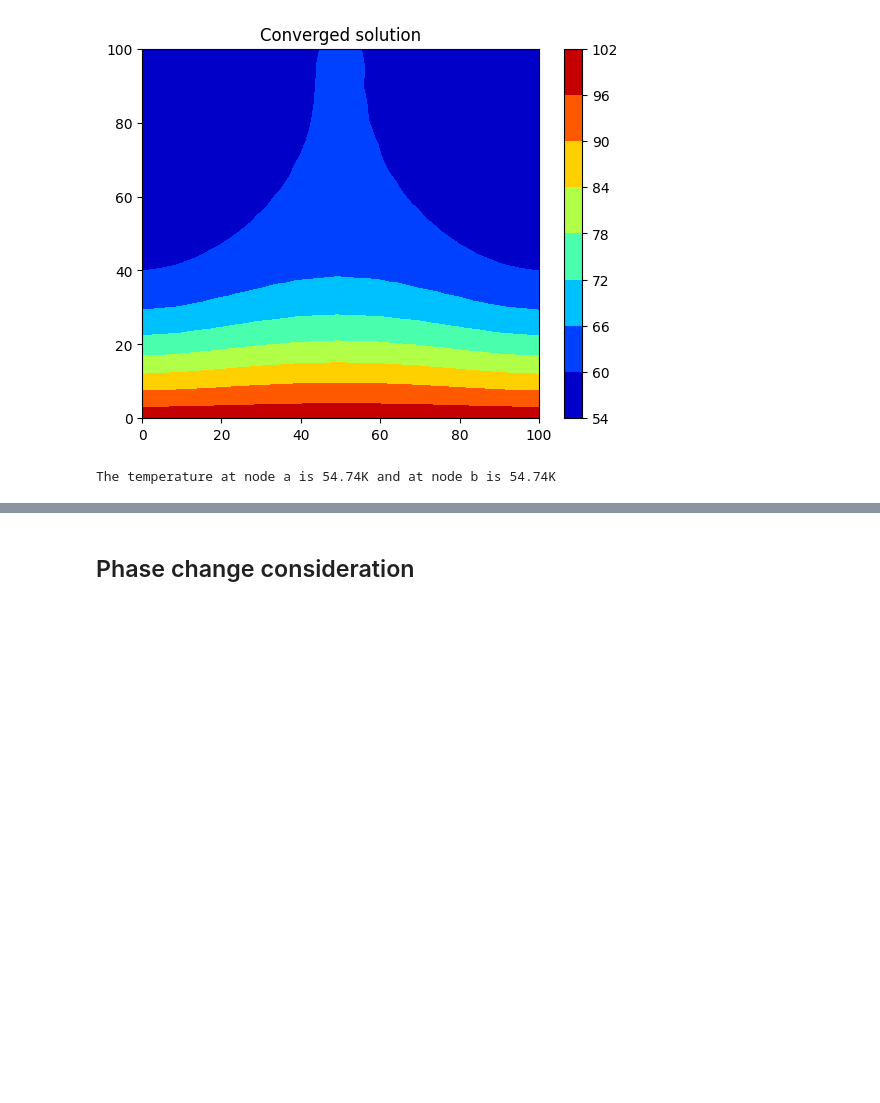
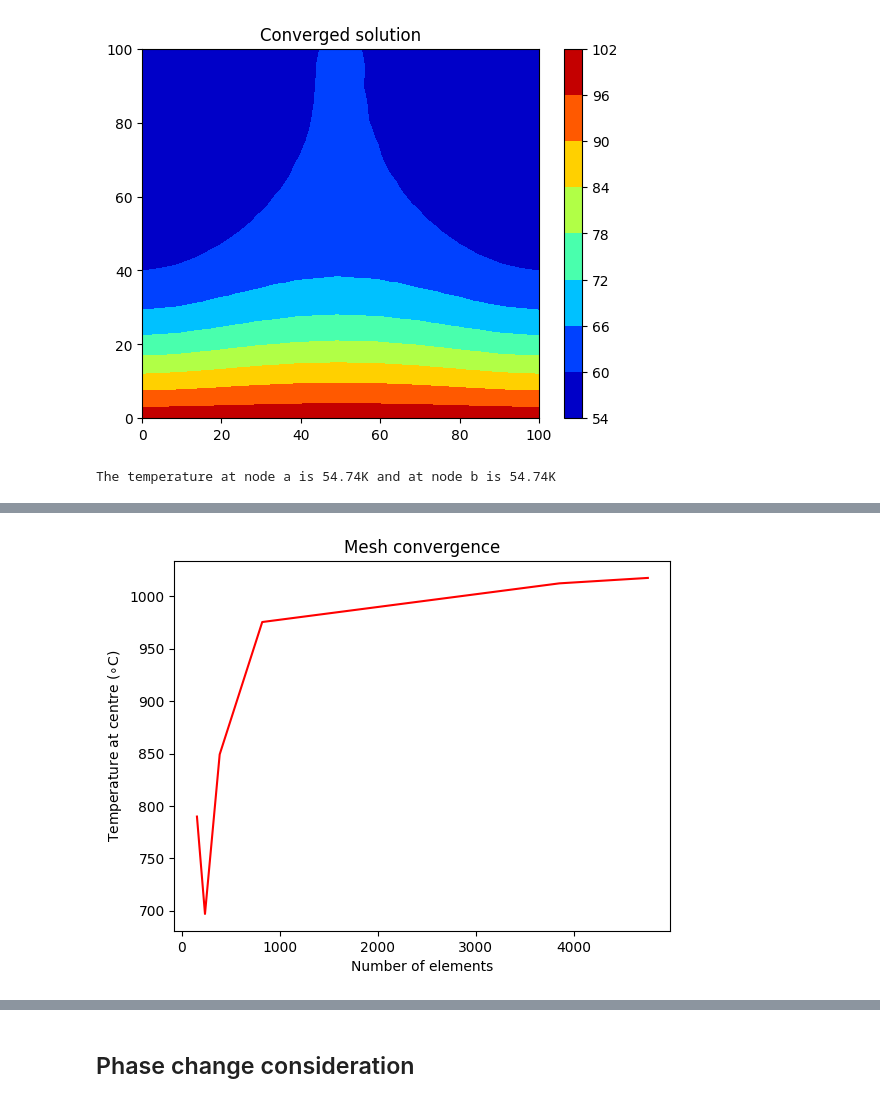
Before and after one commit to me21b172/ME5204-Project, a Jupyter notebook: Final_code.ipynb, the cells around one changed output, grey strips where cells are left out. Drawn from its saved outputs; the diff is of its cells as text; code cells hidden in the pictures; blank space fills up the shorter version.

```diff
--- a/Final_code.ipynb
+++ b/Final_code.ipynb
@@ -121,0 +231,8 @@ gc.collect()
+# %%
+plt.plot(n_eles,T_reps,'r')
+plt.title('Mesh convergence')
+plt.xlabel('Number of elements')
+plt.ylabel(r'Temperature at centre ($\circ$C)')
+plt.show()
+# %% [output]
+[figure, added]
```
Also changed, not shown: parts of 33 cells of this notebook, 7 other files.
